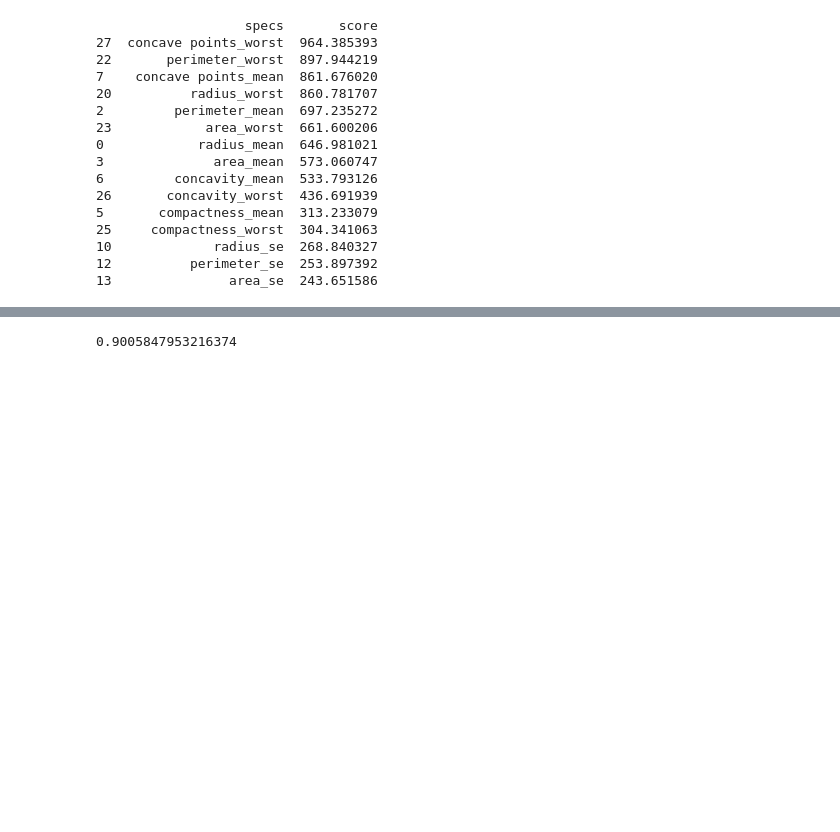
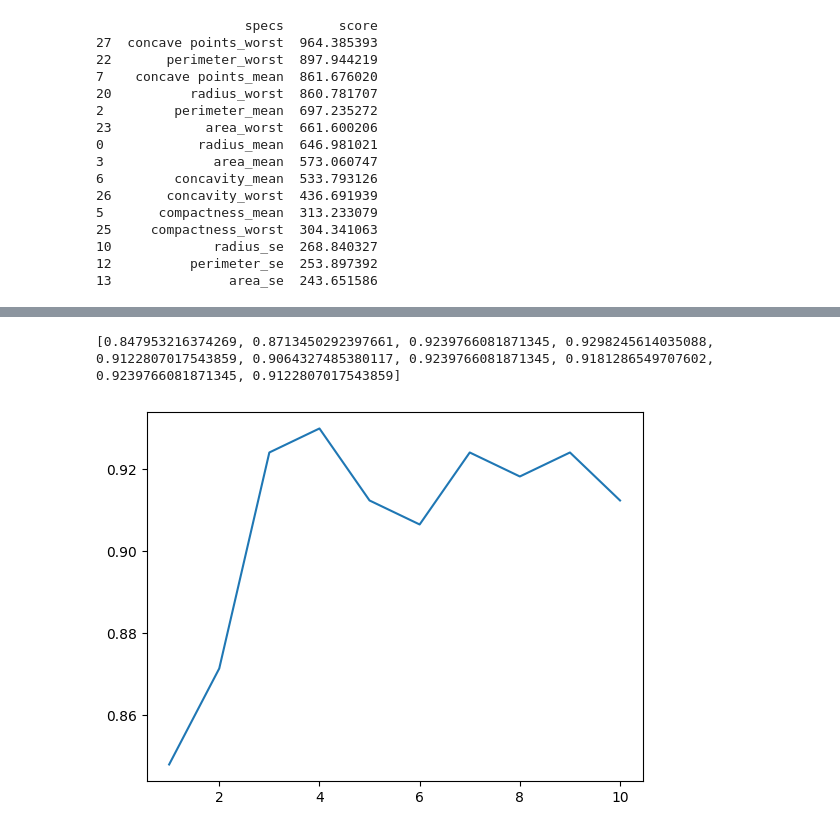
Before and after one commit to juniorq33/Machine-Learning, a Jupyter notebook: Assignment_1/breast_cancer_models.ipynb, the cells around one changed output, grey strips where cells are left out. Cells and saved outputs as stored; diff of their text form; code cells hidden in the pictures; blank space fills up the shorter version.

```diff
--- a/Assignment_1/breast_cancer_models.ipynb
+++ b/Assignment_1/breast_cancer_models.ipynb
@@ -230,11 +230,24 @@ Test dataset shape:  (171, 5)
 # %%
 from sklearn.tree import DecisionTreeClassifier
 
-dt = DecisionTreeClassifier(criterion='entropy', splitter='best', random_state=1)
-dt.fit(train_x_features, y_train)
-dt.score(test_x_features, y_test)
+dtScores = []
+
+for i in range(1, 11):
+    dt = DecisionTreeClassifier(criterion='entropy', splitter='best', max_depth=i)
+    dt.fit(train_x_features, y_train)
+    dtScores.append(dt.score(test_x_features, y_test))
+
+print(dtScores)
 # %% [output]
-0.9005847953216374
+[0.847953216374269, 0.8713450292397661, 0.9239766081871345, 0.9298245614035088, 0.9122807017543859, 0.9064327485380117, 0.9239766081871345, 0.9181286549707602, 0.9239766081871345, 0.9122807017543859]
+# %%
+xpoints = [1,2,3,4,5,6,7,8,9,10]
+ypoints = dtScores
+
+plt.plot(xpoints, ypoints)
+plt.show()
+# %% [output]
+[figure, added]
 # %%
 from sklearn import tree
 
```
Also changed, not shown: parts of 11 cells of this notebook.
